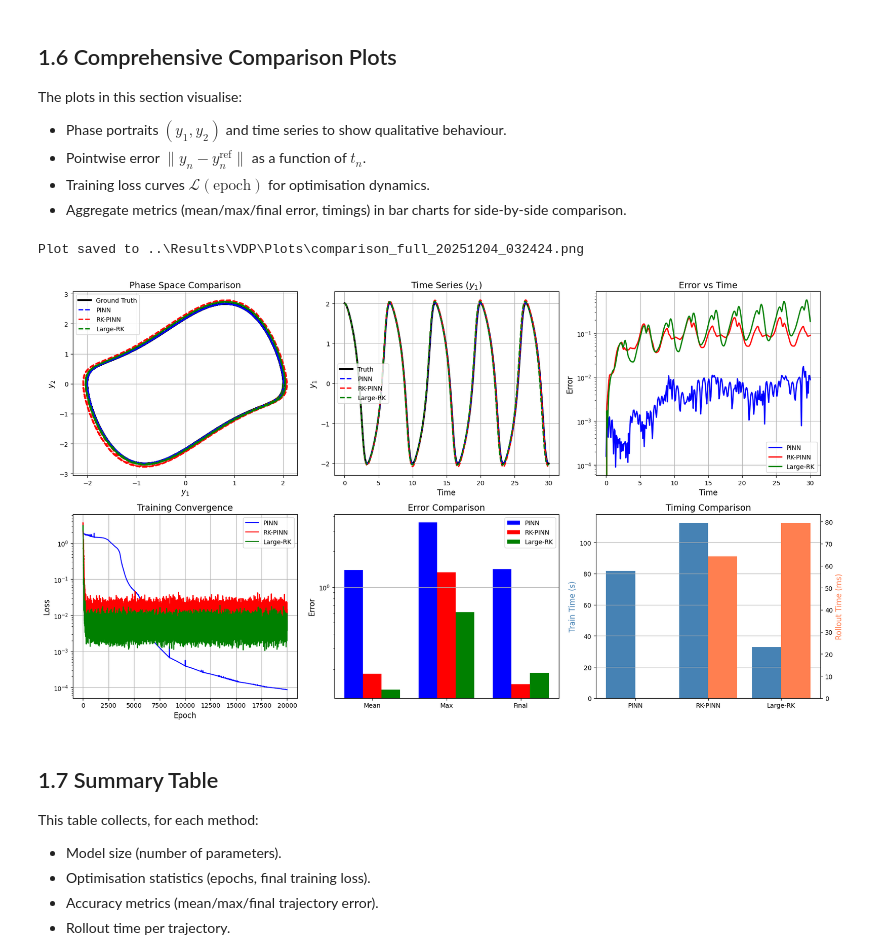
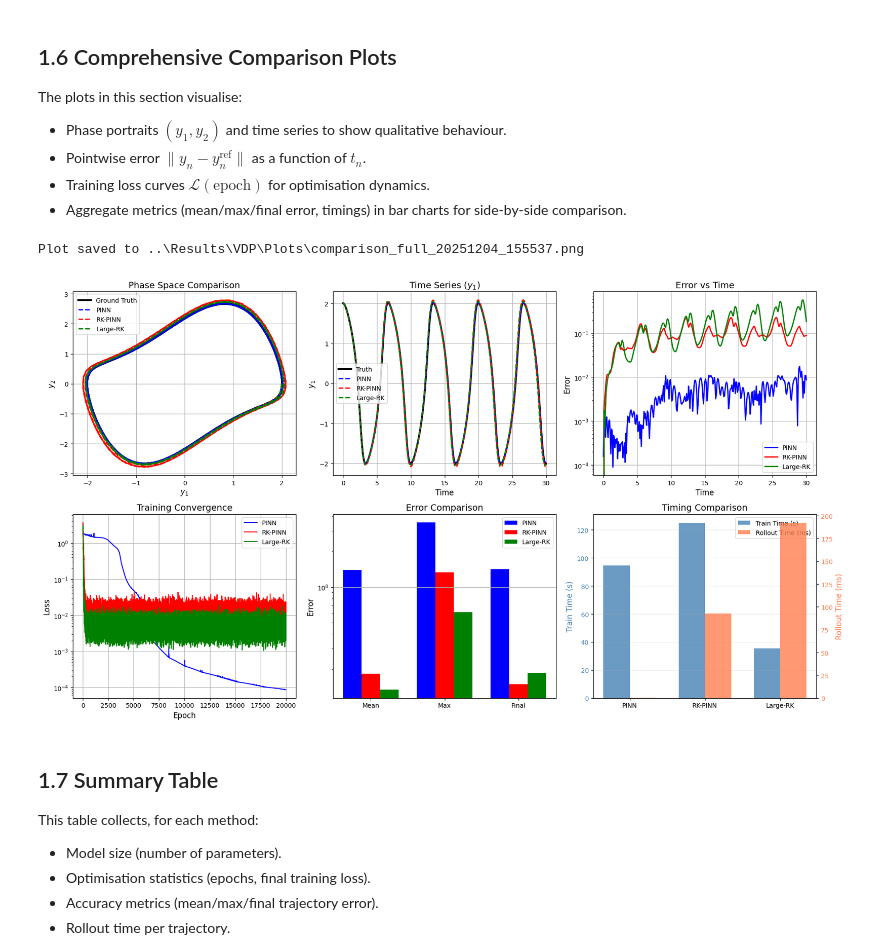
Before and after one commit to GeorgeWilliam1999/TrackExtrapolation, a Jupyter notebook: RK_PINNs/PINN_RK_Comparison.ipynb, the cells around one changed output. Cells and saved outputs as stored; diff of their text form; code cells hidden in the pictures.

Commit message:
updates to reporting VDP results and LHCb system

```diff
--- a/RK_PINNs/PINN_RK_Comparison.ipynb
+++ b/RK_PINNs/PINN_RK_Comparison.ipynb
@@ -560,43 +554,54 @@ for i, (name, result) in enumerate(results.items()):
     ax.bar(x_pos + i*width, values, width, label=name, color=list(colors.values())[i])
 
 ax.set_xticks(x_pos + width)
 ax.set_xticklabels(metric_names)
 ax.set_ylabel('Error', fontsize=12)
 ax.set_title('Error Comparison', fontsize=14)
 ax.legend()
 ax.set_yscale('log')
 ax.grid(True, axis='y')
 
-# Timing comparison
+# Timing comparison - FIXED: separate subplots for train time and rollout time
 ax = axes[1, 2]
 names = list(results.keys())
+x_pos = np.arange(len(names))
+width = 0.35
+
+# Training time bars
 train_times = [result_pinn.train_time, result_rk_pinn.train_time, result_large_rk.train_time]
+bars1 = ax.bar(x_pos - width/2, train_times, width, label='Train Time (s)', color='steelblue', alpha=0.8)
+
+# Rollout time bars (on secondary axis)
+ax2 = ax.twinx()
 rollout_times = [results[n].rollout_time * 1000 for n in names]
-
-x_pos = np.arange(3)
-ax.bar(x_pos - 0.2, train_times, 0.4, label='Train Time (s)', color='steelblue')
-ax2 = ax.twinx()
-ax2.bar(x_pos + 0.2, rollout_times, 0.4, label='Rollout Time (ms)', color='coral')
+bars2 = ax2.bar(x_pos + width/2, rollout_times, width, label='Rollout Time (ms)', color='coral', alpha=0.8)
 
 ax.set_xticks(x_pos)
-ax.set_xticklabels(names)
+ax.set_xticklabels(names, fontsize=10)
 ax.set_ylabel('Train Time (s)', fontsize=12, color='steelblue')
+ax.tick_params(axis='y', labelcolor='steelblue')
 ax2.set_ylabel('Rollout Time (ms)', fontsize=12, color='coral')
+ax2.tick_params(axis='y', labelcolor='coral')
 ax.set_title('Timing Comparison', fontsize=14)
-ax.grid(True, axis='y')
+
+# Combined legend
+lines1, labels1 = ax.get_legend_handles_labels()
+lines2, labels2 = ax2.get_legend_handles_labels()
+ax.legend(lines1 + lines2, labels1 + labels2, loc='upper right')
+ax.grid(True, axis='y', alpha=0.3)
 
 plt.tight_layout()
 
 # Save to proper directory with timestamp
 vdp_plots_dir = os.path.join(SAVE_DIR_VDP, "Plots")
 plot_timestamp = time.strftime("%Y%m%d_%H%M%S")
 plt.savefig(os.path.join(vdp_plots_dir, f'comparison_full_{plot_timestamp}.png'), dpi=150, bbox_inches='tight')
 plt.savefig(os.path.join(vdp_plots_dir, 'comparison_full_latest.png'), dpi=150, bbox_inches='tight')
 print(f"Plot saved to {os.path.join(vdp_plots_dir, f'comparison_full_{plot_timestamp}.png')}")
 plt.show()
 # %% [output]
-Plot saved to ..\Results\VDP\Plots\comparison_full_20251204_032424.png
+Plot saved to ..\Results\VDP\Plots\comparison_full_20251204_155537.png
-[figure, old version]
+[figure, new version]
 # %% [markdown]
 ## 1.7 Summary Table
 
```
Also changed, not shown: parts of 22 cells of this notebook, 4 other files.
